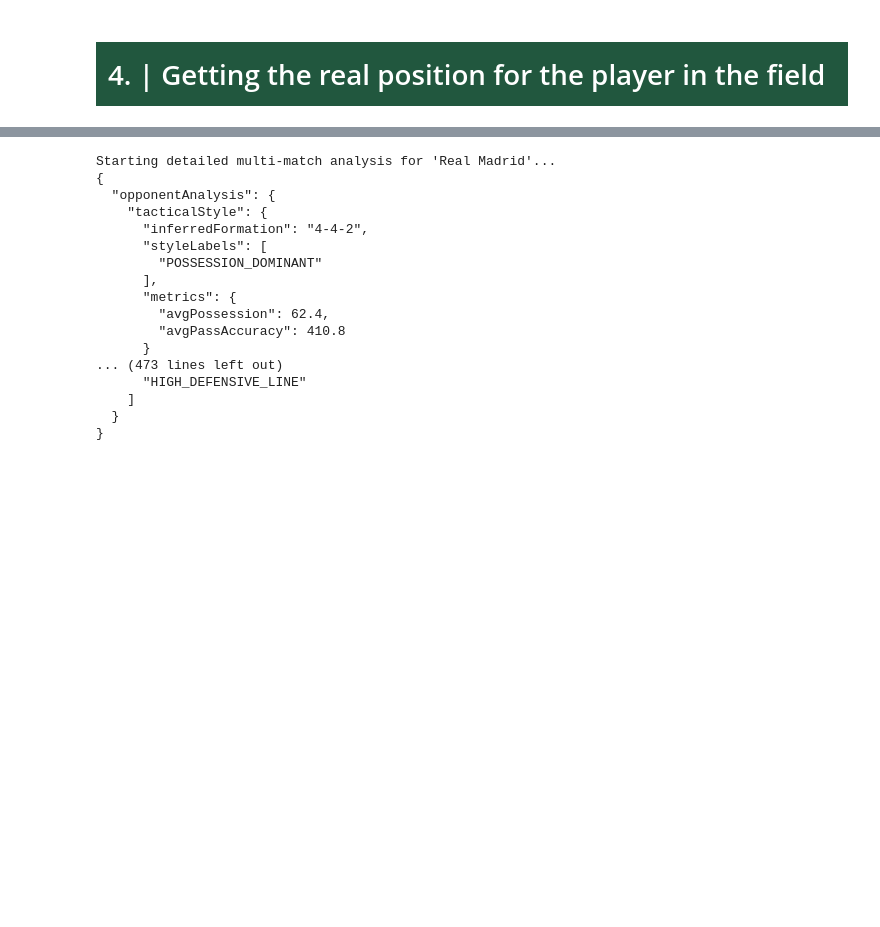
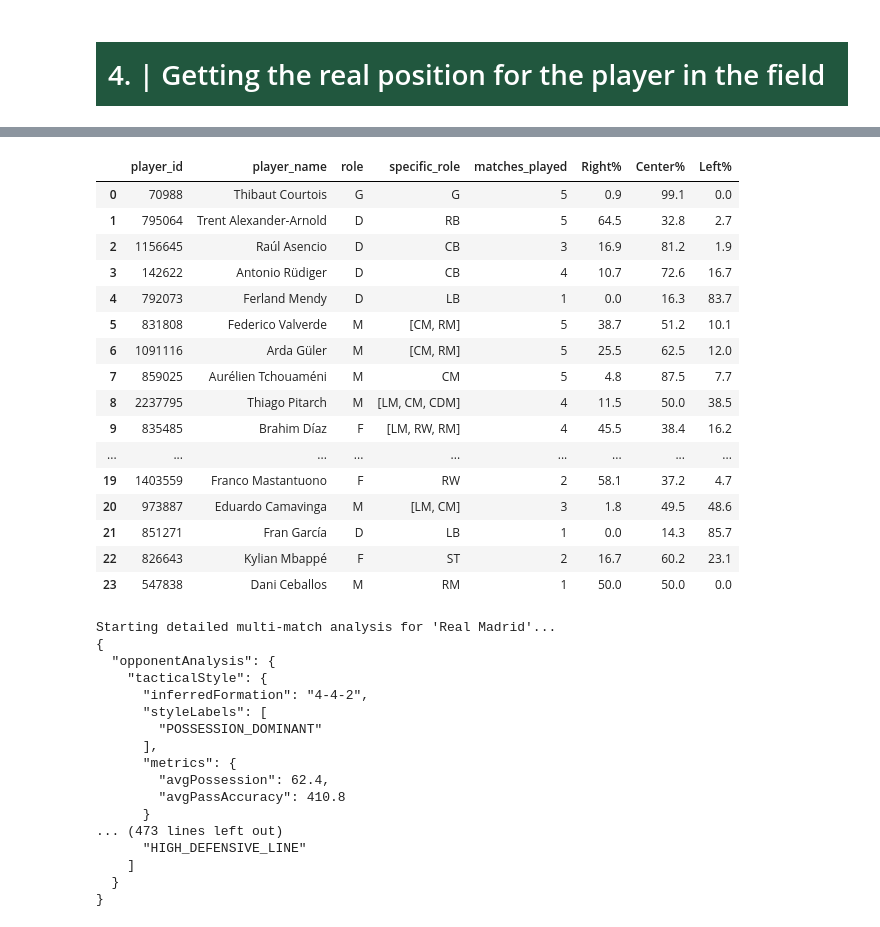
Before and after one commit to AI-Assistant-for-Football-Tactical/AI, a Jupyter notebook: pre_match.ipynb, the cells around one changed output, grey strips where cells are left out. Drawn from its saved outputs; the diff is of its cells as text; code cells hidden in the pictures; blank space fills up the shorter version.

```diff
--- a/pre_match.ipynb
+++ b/pre_match.ipynb
@@ -358,23 +358,24 @@ def get_player_real_position_multimatch(api_base: str, matches_info: dict) -> pd
     return pd.DataFrame(real_positions)
 
 # Execution
-# try:
-#     input_info = {}
-#     if 'teams_info' in locals():
-#         input_info = teams_info
-#     elif 'matches_info' in locals():
-#         input_info = matches_info
-#     else:
-#         print("Warning: 'teams_info' not found. Please run Section 1 first.")
+try:
+    input_info = {}
+    if 'teams_info' in locals():
+        input_info = teams_info
+    elif 'matches_info' in locals():
+        input_info = matches_info
+    else:
+        print("Warning: 'teams_info' not found. Please run Section 1 first.")
 
-#     if input_info:
-#         real_positions_df = get_player_real_position_multimatch(api_base, input_info)
-#         if not isinstance(real_positions_df, str) and not real_positions_df.empty:
-#              print(f"Successfully calculated positions across {real_positions_df['matches_played'].max()} matches!")
-#              display(real_positions_df)
-#         else:
-#              print(f"Result: {real_positions_df}")
-#     else:
-#         print("No match info available to calculate positions.")
-# except Exception as e:
-#     print(f'Execution error: {e}')
+    if input_info:
+        real_positions_df = get_player_real_position_multimatch(api_base, input_info)
+        if not isinstance(real_positions_df, str) and not real_positions_df.empty:
+             print(f"Successfully calculated positions across {real_positions_df['matches_played'].max()} matches!")
+             display(real_positions_df)
+        else:
+             print(f"Result: {real_positions_df}")
+    else:
+        print("No match info available to calculate positions.")
+except Exception as e:
+    print(f'Execution error: {e}')
+# %% [output]
@@ -381,3 +384,20 @@ def get_player_real_position_multimatch(api_base: str, matches_info: dict) -> pd
+|  | player_id | player_name | role | specific_role | matches_played | Right% | Center% | Left% |
+| 0 | 70988 | Thibaut Courtois | G | G | 5 | 0.9 | 99.1 | 0.0 |
+| 1 | 795064 | Trent Alexander-Arnold | D | RB | 5 | 64.5 | 32.8 | 2.7 |
+| 2 | 1156645 | Raúl Asencio | D | CB | 3 | 16.9 | 81.2 | 1.9 |
+| 3 | 142622 | Antonio Rüdiger | D | CB | 4 | 10.7 | 72.6 | 16.7 |
+| 4 | 792073 | Ferland Mendy | D | LB | 1 | 0.0 | 16.3 | 83.7 |
+| 5 | 831808 | Federico Valverde | M | [CM, RM] | 5 | 38.7 | 51.2 | 10.1 |
+| 6 | 1091116 | Arda Güler | M | [CM, RM] | 5 | 25.5 | 62.5 | 12.0 |
+| 7 | 859025 | Aurélien Tchouaméni | M | CM | 5 | 4.8 | 87.5 | 7.7 |
+| 8 | 2237795 | Thiago Pitarch | M | [LM, CM, CDM] | 4 | 11.5 | 50.0 | 38.5 |
+| 9 | 835485 | Brahim Díaz | F | [LM, RW, RM] | 4 | 45.5 | 38.4 | 16.2 |
+| ... | ... | ... | ... | ... | ... | ... | ... | ... |
+| 19 | 1403559 | Franco Mastantuono | F | RW | 2 | 58.1 | 37.2 | 4.7 |
+| 20 | 973887 | Eduardo Camavinga | M | [LM, CM] | 3 | 1.8 | 49.5 | 48.6 |
+| 21 | 851271 | Fran García | D | LB | 1 | 0.0 | 14.3 | 85.7 |
+| 22 | 826643 | Kylian Mbappé | F | ST | 2 | 16.7 | 60.2 | 23.1 |
+| 23 | 547838 | Dani Ceballos | M | RM | 1 | 50.0 | 50.0 | 0.0 |
 # %%
 def analyze_opponent_comprehensive_multimatch(api_base: str, matches_info: dict) -> dict:
     """
```
Also changed, not shown: parts of 2 cells of this notebook.
